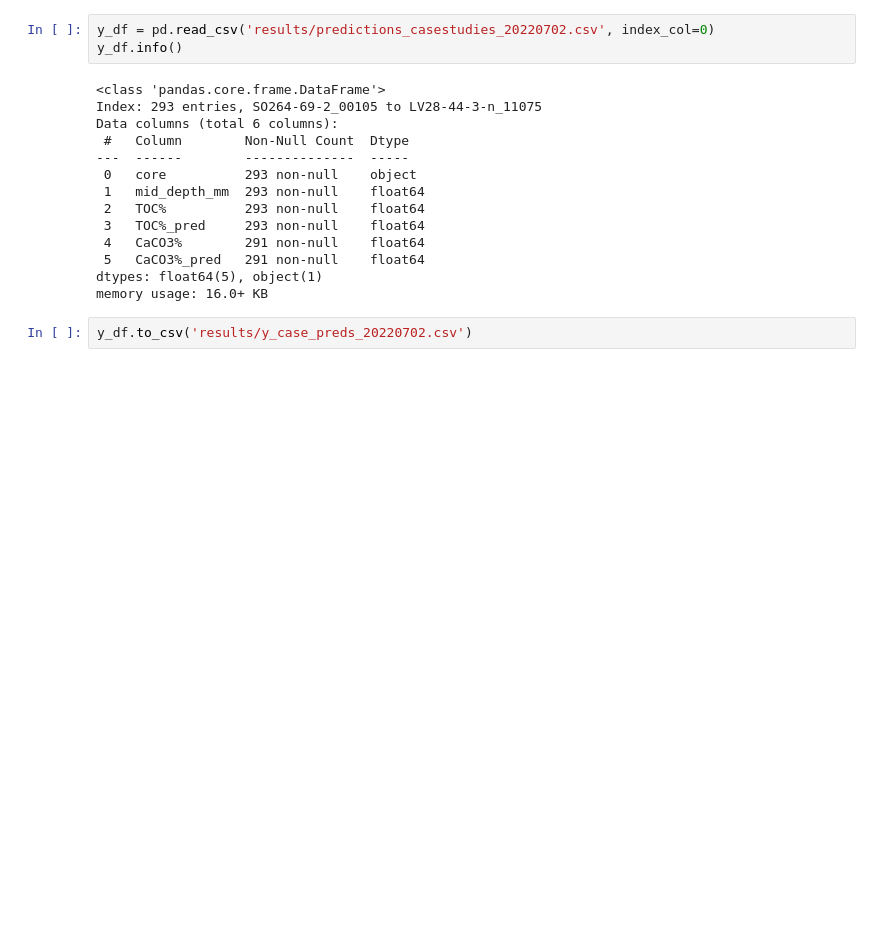
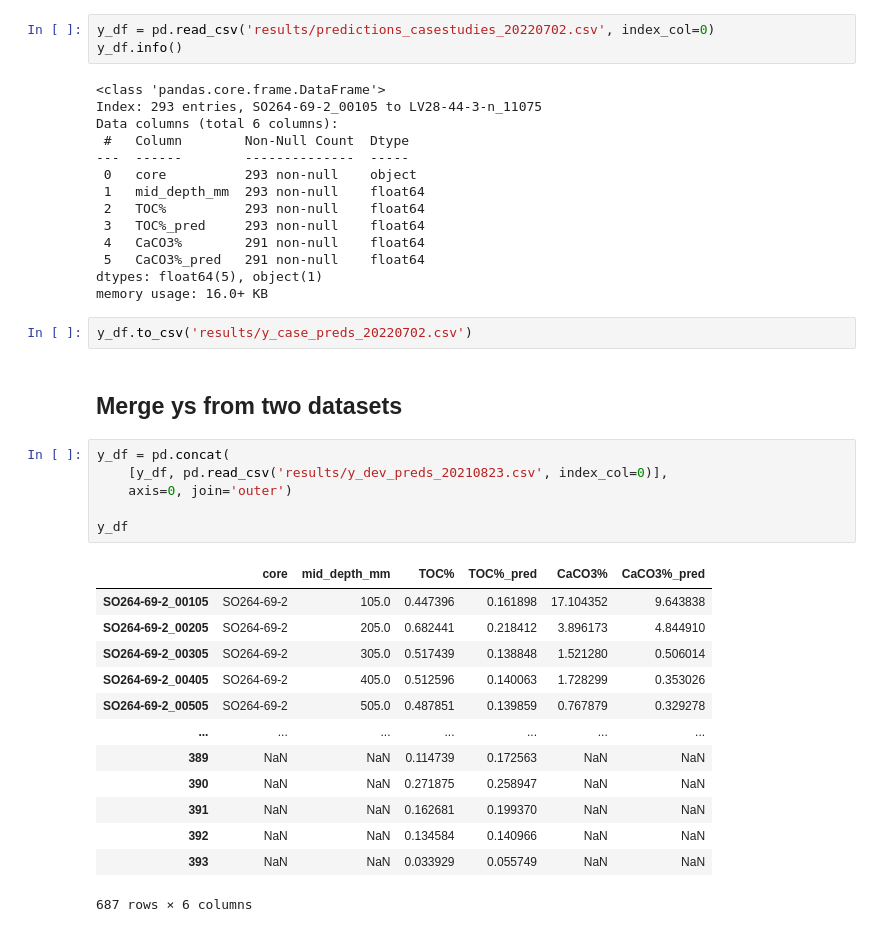
Before and after one commit to dispink/CaCO3_NWP, a Jupyter notebook: build_models_11.ipynb, the cells around one changed output. Drawn from its saved outputs; the diff is of its cells as text; blank space fills up the shorter version.

```diff
--- a/build_models_11.ipynb
+++ b/build_models_11.ipynb
@@ -367,3 +367,25 @@ dtypes: float64(5), object(1)
 memory usage: 16.0+ KB
 # %%
 y_df.to_csv('results/y_case_preds_20220702.csv')
+# %% [markdown]
+## Merge ys from two datasets
+# %%
+y_df = pd.concat(
+    [y_df, pd.read_csv('results/y_dev_preds_20210823.csv', index_col=0)],
+    axis=0, join='outer')
+
+y_df
+# %% [output]
+|  | core | mid_depth_mm | TOC% | TOC%_pred | CaCO3% | CaCO3%_pred |
+| SO264-69-2_00105 | SO264-69-2 | 105.0 | 0.447396 | 0.161898 | 17.104352 | 9.643838 |
+| SO264-69-2_00205 | SO264-69-2 | 205.0 | 0.682441 | 0.218412 | 3.896173 | 4.844910 |
+| SO264-69-2_00305 | SO264-69-2 | 305.0 | 0.517439 | 0.138848 | 1.521280 | 0.506014 |
+| SO264-69-2_00405 | SO264-69-2 | 405.0 | 0.512596 | 0.140063 | 1.728299 | 0.353026 |
+| SO264-69-2_00505 | SO264-69-2 | 505.0 | 0.487851 | 0.139859 | 0.767879 | 0.329278 |
+| ... | ... | ... | ... | ... | ... | ... |
+| 389 | NaN | NaN | 0.114739 | 0.172563 | NaN | NaN |
+| 390 | NaN | NaN | 0.271875 | 0.258947 | NaN | NaN |
+| 391 | NaN | NaN | 0.162681 | 0.199370 | NaN | NaN |
+| 392 | NaN | NaN | 0.134584 | 0.140966 | NaN | NaN |
+| 393 | NaN | NaN | 0.033929 | 0.055749 | NaN | NaN |
+687 rows × 6 columns
```
Also changed, not shown: parts of 2 cells of this notebook, 1 other file.
